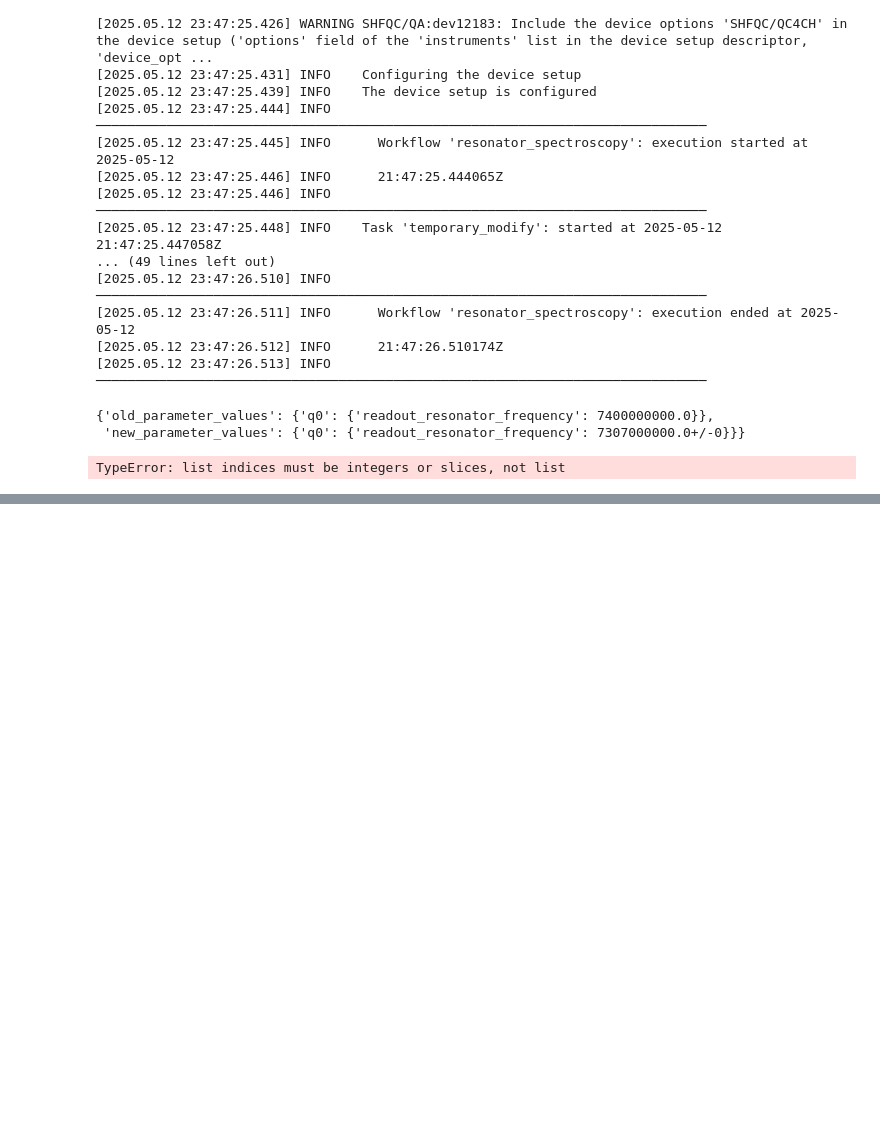
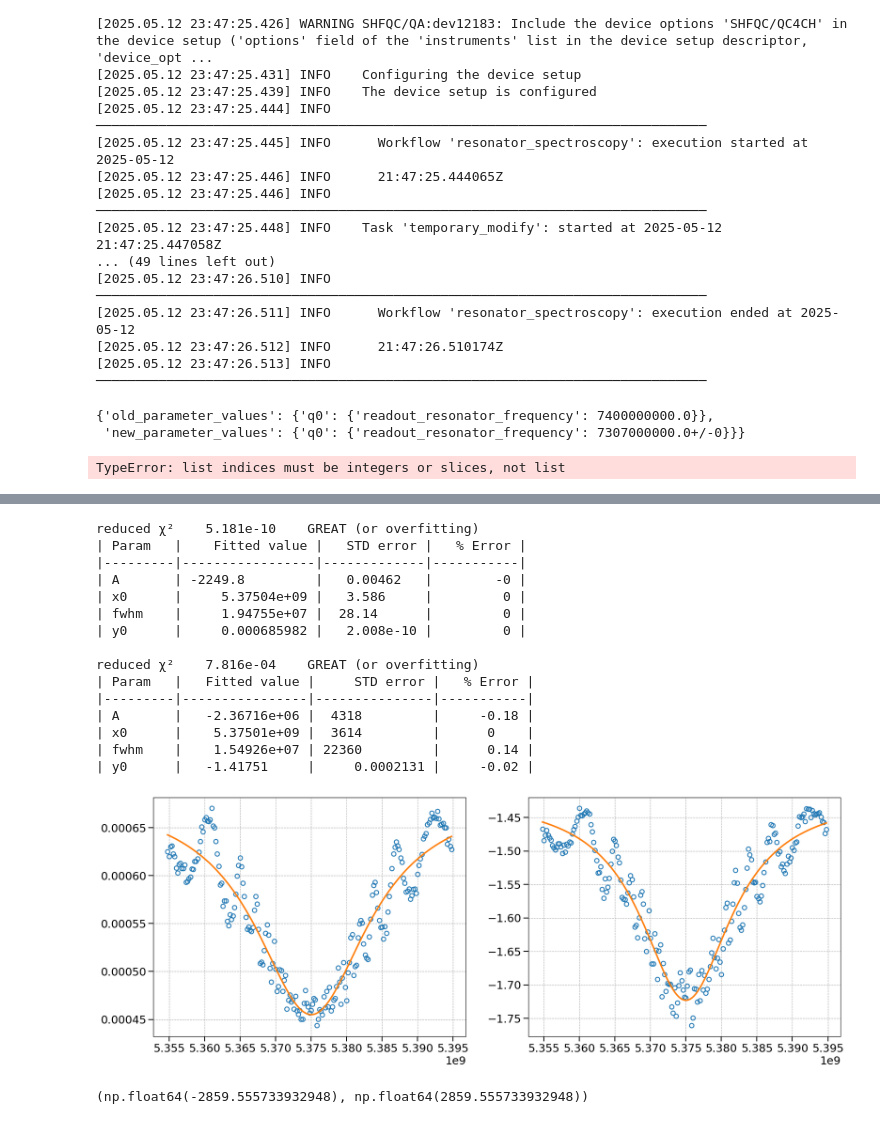
Before and after one commit to SQIL-EPFL/sqil-experiments, a Jupyter notebook: measurements/test.ipynb, the cells around one changed output, grey strips where cells are left out. Saved outputs shown, nothing was run; the diff lists cells and outputs as text; code cells hidden in the pictures; blank space fills up the shorter version.

Commit message:
qubit spectroscopy

```diff
--- a/measurements/test.ipynb
+++ b/measurements/test.ipynb
@@ -547,0 +600,56 @@ LabOneQControllerException: SHFQC/QA:dev12183: Experiment requires long readout
+# %%
+import sqil_core as sqil
+import numpy as np
+import matplotlib.pyplot as plt
+
+path = r"C:\Users\sqil\Desktop\code\sqil-experiments\measurements\data_local\test\2025-06-12\00149-qubit_spectroscopy_2025-06-12T083050"
+data, freq, sweep = sqil.extract_h5_data(
+    path, ["data", "frequencies", "sweep0"]
+)
+
+mag = np.abs(data)
+uphase = np.unwrap(np.angle(data))
+
+fit_abs = sqil.fit.fit_lorentzian(freq, mag)
+fit_phase = sqil.fit.fit_lorentzian(freq, uphase)
+x_fit = np.linspace(freq[0], freq[1], 500)
+
+fit_phase_gauss = sqil.fit.fit_gaussian(freq, uphase)
+
+sqil.set_plot_style(plt)
+fig, axs = plt.subplots(1, 2)
+
+axs[0].plot(freq, mag, "o")
+axs[0].plot(freq, fit_abs.predict(freq))
+
+axs[1].plot(freq, uphase, "o")
+axs[1].plot(freq, fit_phase.predict(freq))
+axs[1].plot(freq, fit_phase_gauss(freq))
+
+fit_abs.summary()
+fit_phase.summary();
+
+# plt.show()
+# %% [output]
+reduced χ²    5.181e-10    GREAT (or overfitting)
+| Param   |    Fitted value |   STD error |   % Error |
+|---------|-----------------|-------------|-----------|
+| A       | -2249.8         |   0.00462   |        -0 |
+| x0      |     5.37504e+09 |   3.586     |         0 |
+| fwhm    |     1.94755e+07 |  28.14      |         0 |
+| y0      |     0.000685982 |   2.008e-10 |         0 |
+
+reduced χ²    7.816e-04    GREAT (or overfitting)
+| Param   |   Fitted value |     STD error |   % Error |
+|---------|----------------|---------------|-----------|
+| A       |   -2.36716e+06 |  4318         |     -0.18 |
+| x0      |    5.37501e+09 |  3614         |      0    |
+| fwhm    |    1.54926e+07 | 22360         |      0.14 |
+| y0      |   -1.41751     |     0.0002131 |     -0.02 |
+[figure, added]
+# %%
+np.sum(fit_abs.rel_err), np.sum(fit_phase.rel_err)
+
+fit_abs.metrics['aic'] - fit_phase.metrics['aic']
+# %% [output]
+(np.float64(-2859.555733932948), np.float64(2859.555733932948))
```
Also changed, not shown: parts of 8 cells of this notebook, 7 other files.
